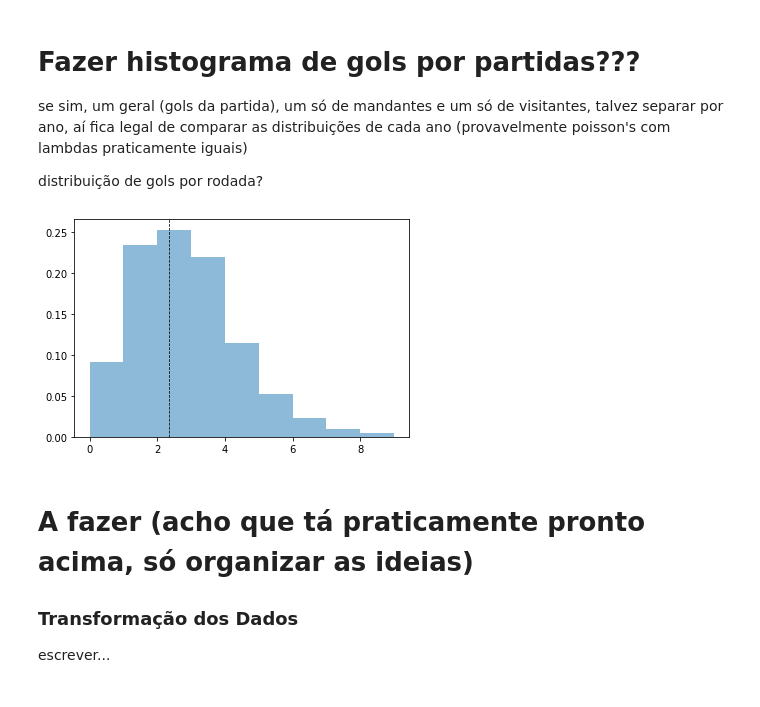
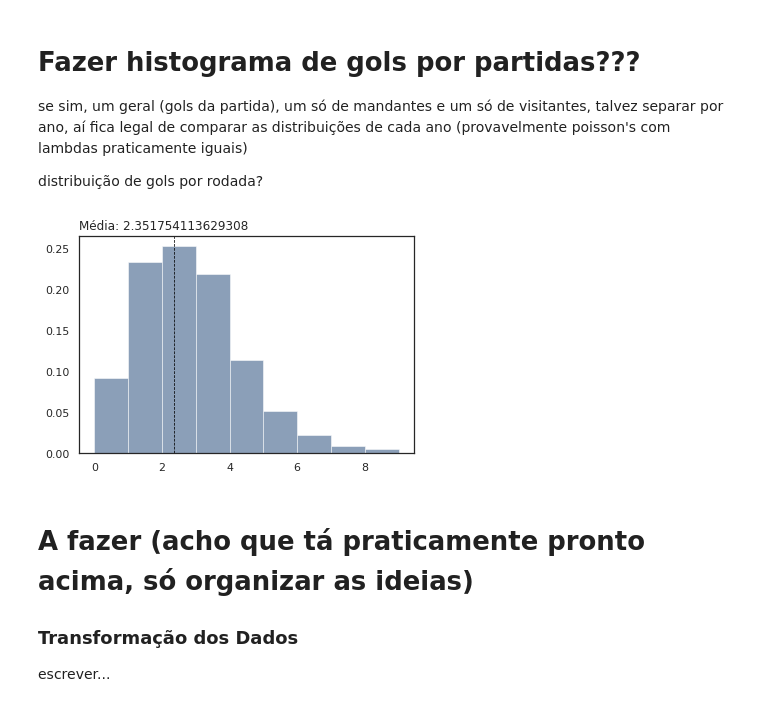
Before and after one commit to HannaRF/web-scraping, a Jupyter notebook: project.ipynb, the cells around one changed output. Cells and saved outputs as stored; diff of their text form; code cells hidden in the pictures.

```diff
--- a/project.ipynb
+++ b/project.ipynb
@@ -15,6 +15,8 @@ from glob import glob
 import numpy as np
 import matplotlib
 import matplotlib.pyplot as plt
+import seaborn as sns
+sns.set_style("white")
 from datetime import timedelta
 from ipywidgets import interact, interactive, fixed, interact_manual
 import ipywidgets as widgets
@@ -1084,6 +1086,12 @@ df
 4032 rows × 9 columns
 # %% [markdown]
 Ao fim desse processo temos, sem alterar as datas dos jogos da Série B, a seguinte cara para as datas (eixo y) em relação aos jogos (eixo x, dado pelo index do dataframe):
+# %%
+colors = {'vinho':'#A60A33',
+          'azul':'#194073',
+          'verde':'#7A8C3A',
+          'amarelo':'#F2BB16',
+          'vermelho':'#D93829'}
 # %%
 aux_df = df.copy()
 aux_df['Date_by_Nearest'] = matplotlib.dates.date2num(pd.to_datetime(aux_df['Date_by_Nearest']))
@@ -1201,32 +1224,33 @@ for i in range(sa_end + 1):
 # %%
 @interact(opt = SelectMultiple(options = ['All', 'Home', 'Away'],
                                value = ['All'],
                                description = 'Goals from:',
                                disabled = False),
           year = SelectMultiple(options = ['All'] + [str(i) for i in range(2013, 2022)],
                                 value = ['All'],
                                 description = 'Year:',
                                 disabled = False))
 def plot_goals(opt, year):
     opt = opt[0]
     year = year[0]
     if opt == 'All':
         using_goals = goals
     elif opt == 'Home':
         using_goals = h_goals
     elif opt == 'Away':
         using_goals = a_goals
 
     if year == 'All':
         year = 2022
 
     using_mean = np.mean(using_goals[year - 2013])
-    plt.hist(using_goals[year - 2013], bins = [*range(10)], alpha = 0.5, density = True)
-    plt.axvline(using_mean, ls = '--', lw = 0.75, c = 'black', label = f'Mean: {using_mean}')
-    ax.legend(loc = 'upper right')
+    plt.hist(using_goals[year - 2013], bins = [*range(10)], alpha = 0.5, density = True,color = colors['azul'])
+    plt.axvline(using_mean, ls = '--', lw = 0.75, c = 'black')
+    ax.legend(loc = 'best')
+    plt.title(f'Média: {using_mean}', loc = 'left')
     plt.show()
 # %% [output]
-[figure, old version]
+[figure, new version]
 # %% [markdown]
 # A fazer (acho que tá praticamente pronto acima, só organizar as ideias)
 
```
Also changed, not shown: parts of 4 cells of this notebook.
